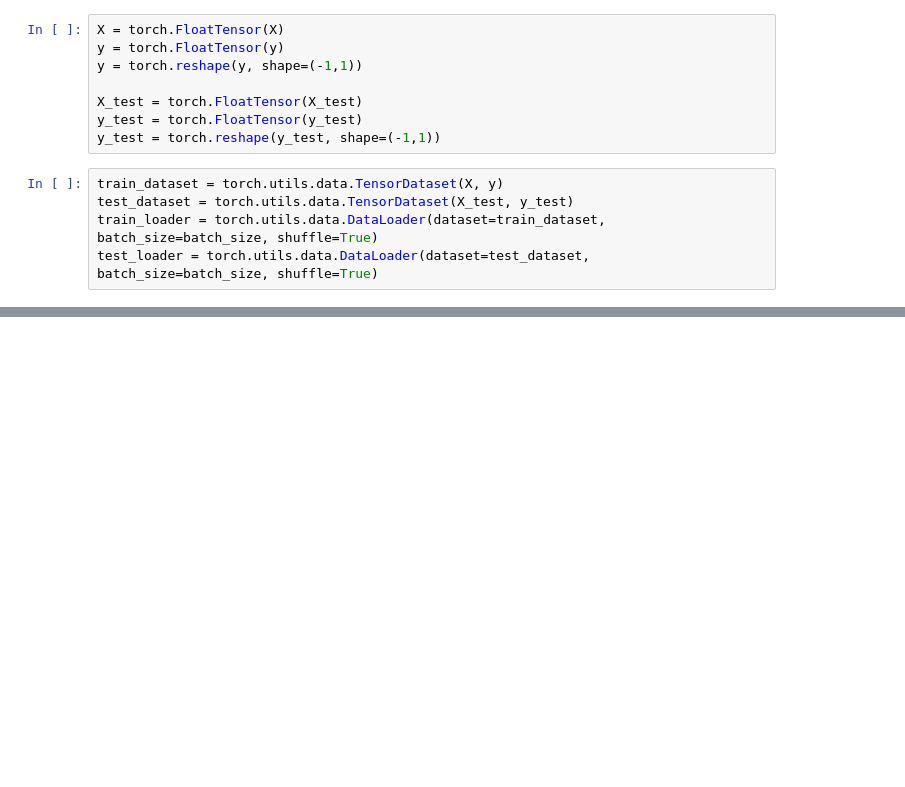
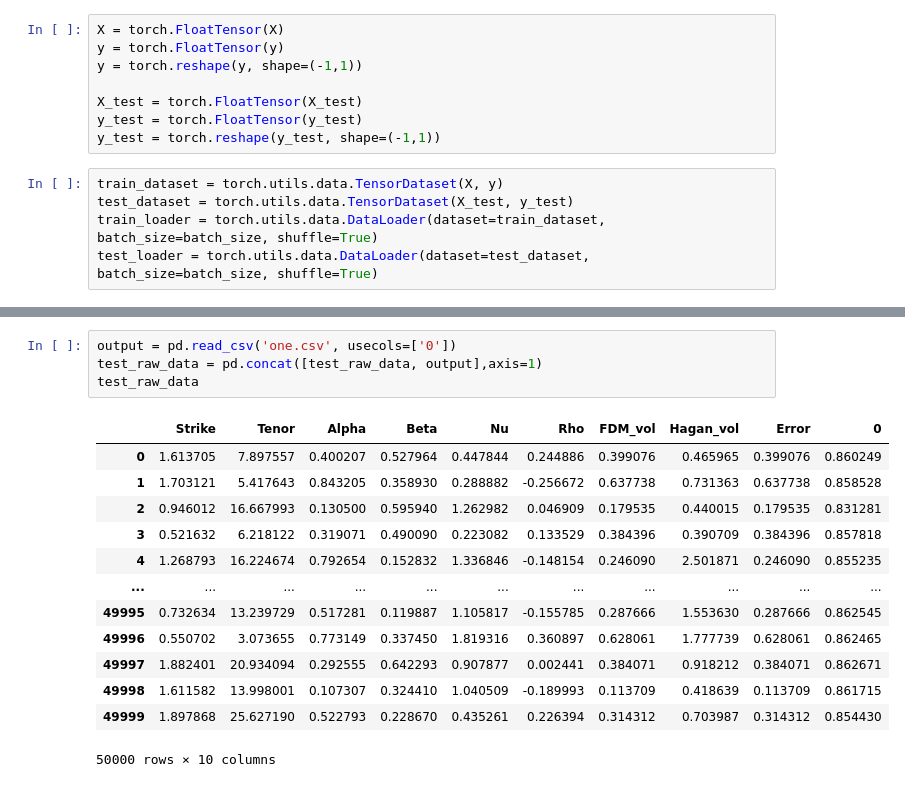
Before and after one commit to Xequals0/Citi-SABR-Volatility, a Jupyter notebook: main/torch_nn_basic_implementation.ipynb, the cells around one changed output, grey strips where cells are left out. Saved outputs shown, nothing was run; the diff lists cells and outputs as text; blank space fills up the shorter version.

```diff
--- a/main/torch_nn_basic_implementation.ipynb
+++ b/main/torch_nn_basic_implementation.ipynb
@@ -249,0 +250,18 @@ Test set: Average loss: 0.0000, Accuracy: 0/50000 (0%)
+# %%
+output = pd.read_csv('one.csv', usecols=['0'])
+test_raw_data = pd.concat([test_raw_data, output],axis=1)
+test_raw_data
+# %% [output]
+|  | Strike | Tenor | Alpha | Beta | Nu | Rho | FDM_vol | Hagan_vol | Error | 0 |
+| 0 | 1.613705 | 7.897557 | 0.400207 | 0.527964 | 0.447844 | 0.244886 | 0.399076 | 0.465965 | 0.399076 | 0.860249 |
+| 1 | 1.703121 | 5.417643 | 0.843205 | 0.358930 | 0.288882 | -0.256672 | 0.637738 | 0.731363 | 0.637738 | 0.858528 |
+| 2 | 0.946012 | 16.667993 | 0.130500 | 0.595940 | 1.262982 | 0.046909 | 0.179535 | 0.440015 | 0.179535 | 0.831281 |
+| 3 | 0.521632 | 6.218122 | 0.319071 | 0.490090 | 0.223082 | 0.133529 | 0.384396 | 0.390709 | 0.384396 | 0.857818 |
+| 4 | 1.268793 | 16.224674 | 0.792654 | 0.152832 | 1.336846 | -0.148154 | 0.246090 | 2.501871 | 0.246090 | 0.855235 |
+| ... | ... | ... | ... | ... | ... | ... | ... | ... | ... | ... |
+| 49995 | 0.732634 | 13.239729 | 0.517281 | 0.119887 | 1.105817 | -0.155785 | 0.287666 | 1.553630 | 0.287666 | 0.862545 |
+| 49996 | 0.550702 | 3.073655 | 0.773149 | 0.337450 | 1.819316 | 0.360897 | 0.628061 | 1.777739 | 0.628061 | 0.862465 |
+| 49997 | 1.882401 | 20.934094 | 0.292555 | 0.642293 | 0.907877 | 0.002441 | 0.384071 | 0.918212 | 0.384071 | 0.862671 |
+| 49998 | 1.611582 | 13.998001 | 0.107307 | 0.324410 | 1.040509 | -0.189993 | 0.113709 | 0.418639 | 0.113709 | 0.861715 |
+| 49999 | 1.897868 | 25.627190 | 0.522793 | 0.228670 | 0.435261 | 0.226394 | 0.314312 | 0.703987 | 0.314312 | 0.854430 |
+50000 rows × 10 columns
```
Also changed, not shown: parts of 7 cells of this notebook.
